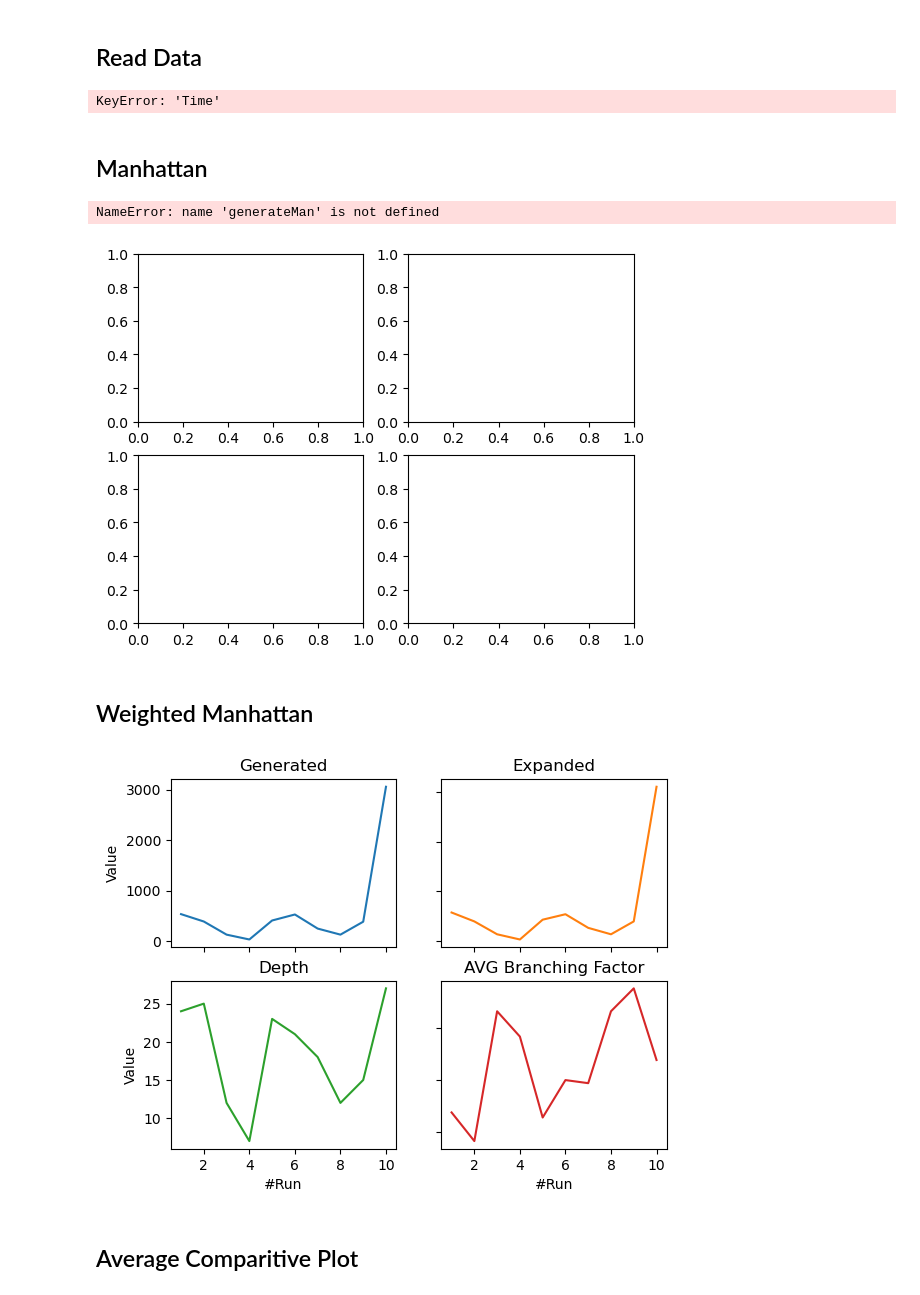
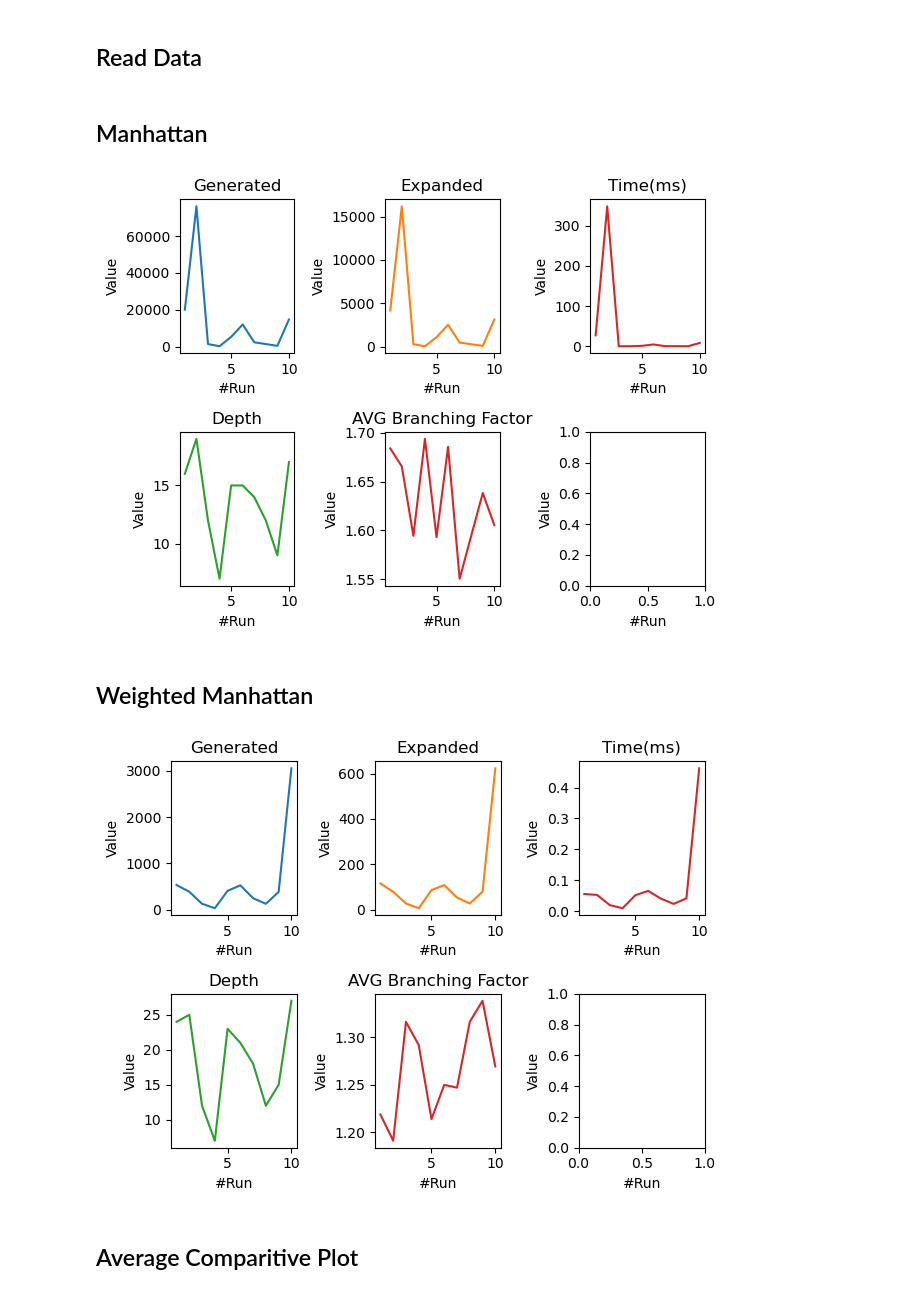
Before and after one commit to neilkale/npuzzle-search, a Jupyter notebook: code/Visualization/Visualize.ipynb, the cells around one changed output. Cells and saved outputs as stored; diff of their text form; code cells hidden in the pictures.

Commit message:
fixed node.py merege bug and updated the charts

```diff
--- a/code/Visualization/Visualize.ipynb
+++ b/code/Visualization/Visualize.ipynb
@@ -56,64 +56,77 @@ def calculateValues(data):
 dataMan = readfile('../../manhattan-data.txt')
 dataWeightedMan = readfile('../../weighted-manhattan.txt')
 
-AvgGenerateManhattan , AvgDepthManhattan, AvgExpandManhattan,AvgBranchingFactorManhattan = calculateAvg(dataMan)
-AvgGenerateWeightedManhattan , AvgDepthWeightedManhattan, AvgExpandWeightedManhattan,AvgBranchingFactorWeightedManhattan = calculateAvg(dataWeightedMan)
+AvgGenerateManhattan , AvgDepthManhattan, AvgExpandManhattan,AvgBranchingFactorManhattan, AvgTimeManhattan = calculateAvg(dataMan)
+AvgGenerateWeightedManhattan , AvgDepthWeightedManhattan, AvgExpandWeightedManhattan,AvgBranchingFactorWeightedManhattan,AvgTimeWeightedManhattan = calculateAvg(dataWeightedMan)
-# %% [output]
-KeyError: 'Time'
 # %%
-generateMan, depthMan, expandMan, branchingFactorMan = calculateValues(dataMan)
-generateWeightedMan, depthWeightedMan, expandWeightedMan, branchingFactorWeightedMan = calculateValues(dataWeightedMan)
+generateMan, depthMan, expandMan, branchingFactorMan, timeManhattan = calculateValues(dataMan)
+generateWeightedMan, depthWeightedMan, expandWeightedMan, branchingFactorWeightedMan, timeWeightedManhattan = calculateValues(dataWeightedMan)
 # %% [markdown]
 ## Manhattan
 # %%
 x = [1,2,3,4,5,6,7,8,9,10]
 
-fig, axs = plt.subplots(2, 2)
+fig, axs = plt.subplots(2, 3)
 axs[0, 0].plot(x, generateMan)
 axs[0, 0].set_title('Generated')
+axs[0, 0].set_ylabel("Generated")
+
 axs[0, 1].plot(x, expandMan, 'tab:orange')
 axs[0, 1].set_title('Expanded')
+axs[0, 1].set_ylabel("Expanded")
+
 axs[1, 0].plot(x, depthMan, 'tab:green')
 axs[1, 0].set_title('Depth')
+axs[1, 0].set_ylabel("Depth")
+
 axs[1, 1].plot(x, branchingFactorMan, 'tab:red')
 axs[1, 1].set_title('AVG Branching Factor')
+axs[1, 1].set_ylabel("Average")
+
+axs[0, 2].plot(x,timeManhattan, 'tab:red')
+axs[0, 2].set_title('Time')
+axs[0,2].set_title('Time(ms)')
 
 for ax in axs.flat:
     ax.set(xlabel='#Run', ylabel='Value')
 
-# Hide x labels and tick labels for top plots and y ticks for right plots.
-for ax in axs.flat:
-    ax.label_outer()
-
+fig.tight_layout() # Or equivalently,  "plt.tight_layout()"
 fig.savefig('Manhattan.png',dpi=300, bbox_inches = "tight")
 # %% [output]
-NameError: name 'generateMan' is not defined
-[figure, old version]
+[figure, new version]
 # %% [markdown]
 ## Weighted Manhattan
 # %%
 x = [1,2,3,4,5,6,7,8,9,10]
 
-fig, axs = plt.subplots(2, 2)
+fig, axs = plt.subplots(2, 3)
 axs[0, 0].plot(x, generateWeightedMan)
 axs[0, 0].set_title('Generated')
+axs[0, 0].set_ylabel("Generated")
+
 axs[0, 1].plot(x, expandWeightedMan, 'tab:orange')
 axs[0, 1].set_title('Expanded')
+axs[0, 1].set_ylabel("Expanded")
+
 axs[1, 0].plot(x, depthWeightedMan, 'tab:green')
 axs[1, 0].set_title('Depth')
+axs[1, 0].set_ylabel("Depth")
+
 axs[1, 1].plot(x, branchingFactorWeightedMan, 'tab:red')
 axs[1, 1].set_title('AVG Branching Factor')
+axs[1, 1].set_ylabel("Average")
+
+axs[0, 2].plot(x,timeWeightedManhattan, 'tab:red')
+axs[0, 2].set_title('Time')
+axs[0,2].set_title('Time(ms)')
 
 for ax in axs.flat:
     ax.set(xlabel='#Run', ylabel='Value')
 
-# Hide x labels and tick labels for top plots and y ticks for right plots.
-for ax in axs.flat:
-    ax.label_outer()
-
+fig.tight_layout() # Or equivalently,  "plt.tight_layout()"
 fig.savefig('WeightedManhattan.png',dpi=300, bbox_inches = "tight")
 # %% [output]
-[figure, old version]
+[figure, new version]
 # %% [markdown]
 ## Average Comparitive Plot
 # %%
```
Also changed, not shown: parts of 1 cell of this notebook, 8 other files.
